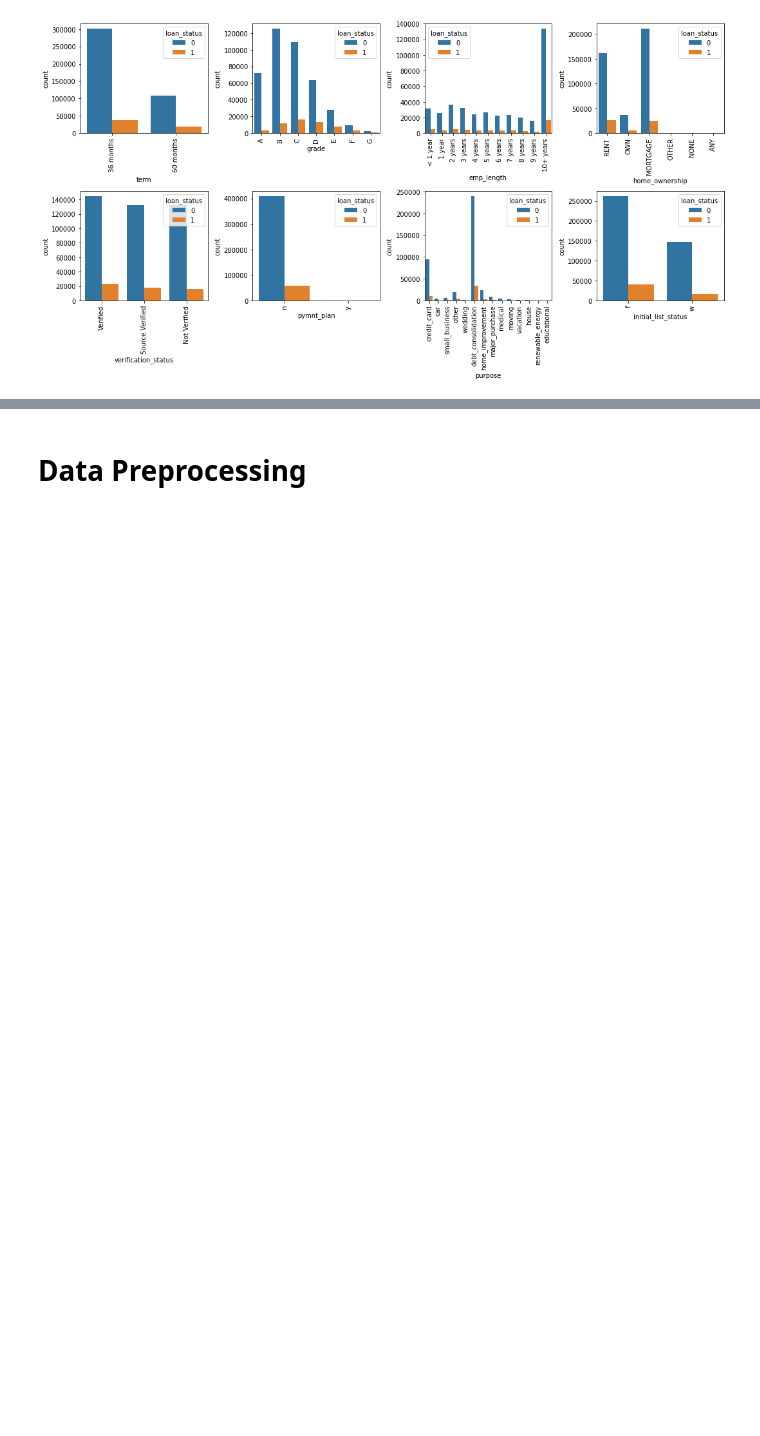
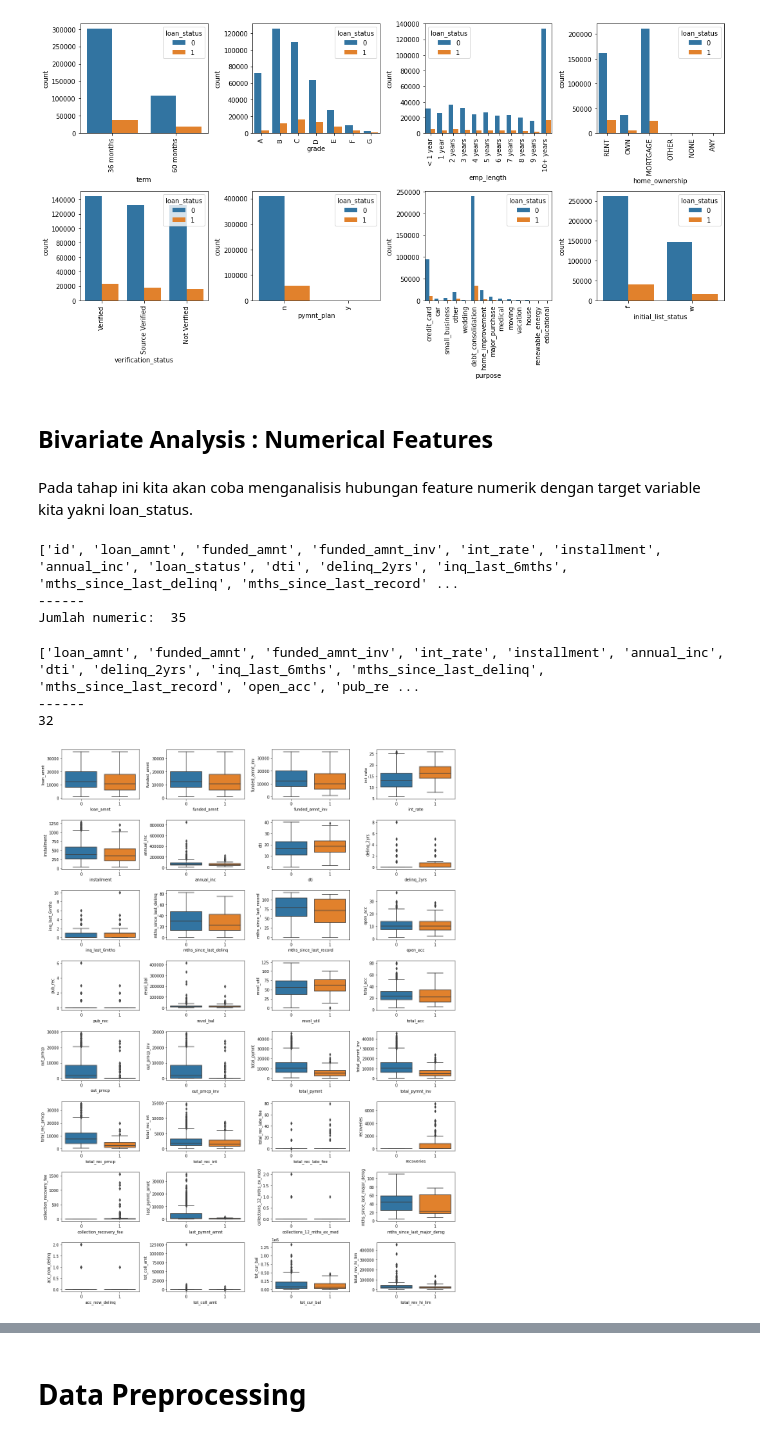
Before and after one commit to bayubagusbagaswara/CreditRiskPrediction, a Jupyter notebook: CreditRiskPrediction.ipynb, the cells around one changed output, grey strips where cells are left out. Cells and saved outputs as stored; diff of their text form; code cells hidden in the pictures; blank space fills up the shorter version.

Commit message:
bivariate analysis : numerical features

```diff
--- a/CreditRiskPrediction.ipynb
+++ b/CreditRiskPrediction.ipynb
@@ -701,3 +701,36 @@ for i in range(0, len(temp)):
   plt.tight_layout()
 # %% [output]
 [figure]
+# %% [markdown]
+## Bivariate Analysis : Numerical Features
+# %% [markdown]
+Pada tahap ini kita akan coba menganalisis hubungan feature numerik dengan target variable kita yakni loan_status.
+# %%
+print(numerics)
+print('------')
+print('Jumlah numeric: ', len(numerics))
+# %% [output]
+['id', 'loan_amnt', 'funded_amnt', 'funded_amnt_inv', 'int_rate', 'installment', 'annual_inc', 'loan_status', 'dti', 'delinq_2yrs', 'inq_last_6mths', 'mths_since_last_delinq', 'mths_since_last_record' ...
+------
+Jumlah numeric:  35
+# %%
+# kita tidak memasukkan id, loan_status, dan policy_code
+temp = ['loan_amnt', 'funded_amnt', 'funded_amnt_inv', 'int_rate', 'installment', 'annual_inc', 'dti', 'delinq_2yrs', 'inq_last_6mths', 'mths_since_last_delinq', 'mths_since_last_record', 'open_acc', 'pub_rec', 'revol_bal', 'revol_util', 'total_acc', 'out_prncp', 'out_prncp_inv', 'total_pymnt', 'total_pymnt_inv', 'total_rec_prncp', 'total_rec_int', 'total_rec_late_fee', 'recoveries', 'collection_recovery_fee', 'last_pymnt_amnt', 'collections_12_mths_ex_med', 'mths_since_last_major_derog', 'acc_now_delinq', 'tot_coll_amt', 'tot_cur_bal', 'total_rev_hi_lim']
+print(temp)
+print("------")
+print(len(temp))
+# %% [output]
+['loan_amnt', 'funded_amnt', 'funded_amnt_inv', 'int_rate', 'installment', 'annual_inc', 'dti', 'delinq_2yrs', 'inq_last_6mths', 'mths_since_last_delinq', 'mths_since_last_record', 'open_acc', 'pub_re ...
+------
+32
+# %%
+# plot semua data
+df_sample=data.sample(1000, random_state=1)
+plt.figure(figsize=(15, 20))
+for i in range(0, len(temp)):
+    plt.subplot(8, 4, i+1)
+    sns.boxplot(y=df_sample[temp[i]], x=data['loan_status'])
+    plt.xlabel(temp[i])
+    plt.tight_layout()
+# %% [output]
+[figure, added]
```
Also changed, not shown: parts of 1 cell of this notebook.
